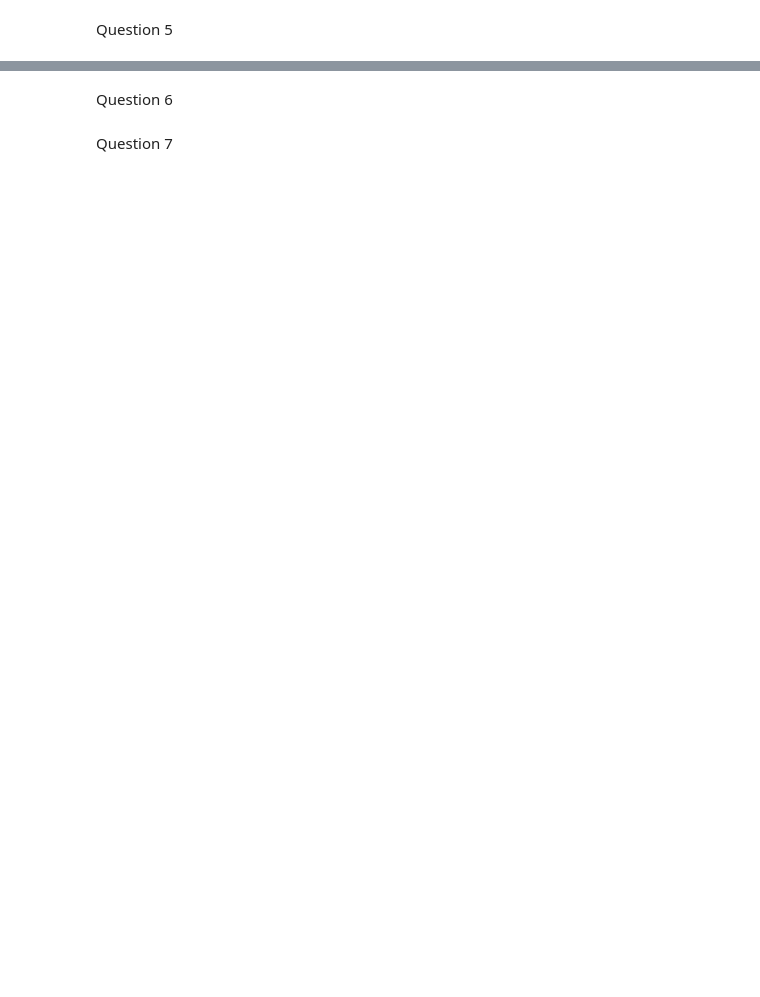
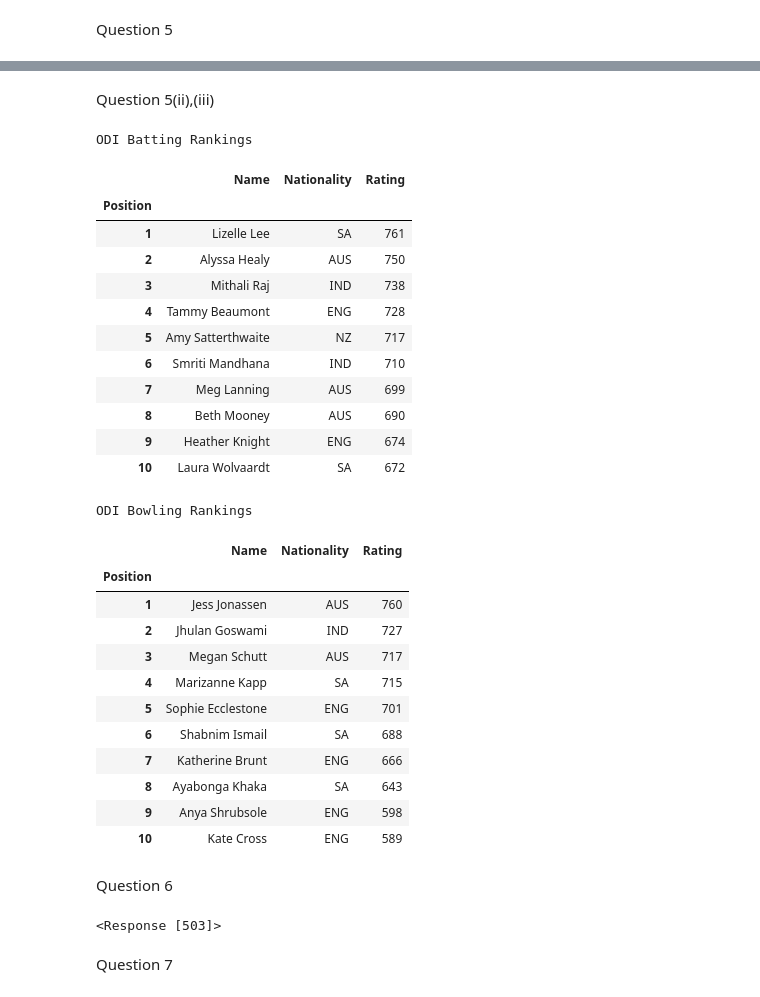
Before and after one commit to swathidamera/Internship, a Jupyter notebook: Web Scraping Assignment 1.ipynb, the cells around one changed output, grey strips where cells are left out. Cells and saved outputs as stored; diff of their text form; code cells hidden in the pictures; blank space fills up the shorter version.

```diff
--- a/Web Scraping Assignment 1.ipynb
+++ b/Web Scraping Assignment 1.ipynb
@@ -258,5 +318,68 @@ Position
+# %% [markdown]
+Question 5(ii),(iii)
+# %%
+def Player_rankings_women(website):
+    webpage=requests.get(website)
+    soup=BeautifulSoup(webpage.content,'lxml')
+
+    for data in soup.find_all('div',class_='col-4 col-12-desk uniform-grid__section touch-scroll-list__element')[0:2]:
+        names=[]
+        nationality=[]
+        rating=[]
+        print(data.find('h4').text)
+        names.append(data.find('div',class_='rankings-block__banner--name').text)
+        nationality.append(data.find('div',class_='rankings-block__banner--nationality').text.strip('\n').split('\n')[0])
+        rating.append(data.find('div',class_='rankings-block__banner--nationality').text.strip('\n').split('\n')[1])
+        for i in data.find_all('td',class_='table-body__cell name'):
+            names.append(i.text.strip('\n'))
+        for j in data.find_all('td',class_='table-body__cell nationality-logo'):
+            nationality.append(j.text.strip('\n'))
+        for k in data.find_all('td',class_='table-body__cell u-text-right rating'):
+            rating.append(k.text)
+        rankings=pd.DataFrame()
+        rankings['Name']=names
+        rankings['Nationality']=nationality
+        rankings['Rating']=rating
+        rankings.index=rankings.index+1
+        rankings.index.name='Position'
+        display(rankings[0:10])
+        print('\n')
+# %%
+Player_rankings_women('https://www.icc-cricket.com/rankings/womens/player-rankings/odi')
+# %% [output]
+ODI Batting Rankings
+|  | Name | Nationality | Rating |
+| Position |  |  |  |
+| 1 | Lizelle Lee | SA | 761 |
+| 2 | Alyssa Healy | AUS | 750 |
+| 3 | Mithali Raj | IND | 738 |
+| 4 | Tammy Beaumont | ENG | 728 |
+| 5 | Amy Satterthwaite | NZ | 717 |
+| 6 | Smriti Mandhana | IND | 710 |
+| 7 | Meg Lanning | AUS | 699 |
+| 8 | Beth Mooney | AUS | 690 |
+| 9 | Heather Knight | ENG | 674 |
+| 10 | Laura Wolvaardt | SA | 672 |
+ODI Bowling Rankings
+|  | Name | Nationality | Rating |
+| Position |  |  |  |
+| 1 | Jess Jonassen | AUS | 760 |
+| 2 | Jhulan Goswami | IND | 727 |
+| 3 | Megan Schutt | AUS | 717 |
+| 4 | Marizanne Kapp | SA | 715 |
+| 5 | Sophie Ecclestone | ENG | 701 |
+| 6 | Shabnim Ismail | SA | 688 |
+| 7 | Katherine Brunt | ENG | 666 |
+| 8 | Ayabonga Khaka | SA | 643 |
+| 9 | Anya Shrubsole | ENG | 598 |
+| 10 | Kate Cross | ENG | 589 |
 # %% [markdown]
 Question 6
+# %%
+webpage=requests.get('https://www.amazon.in/s?k=mobile+phones+under+20000&crid=3OKDGHOVI9XCZ&sprefix=mobile+phones+under+20000%2Caps%2C213&ref=nb_sb_noss_2')
+webpage
+# %% [output]
+<Response [503]>
 # %% [markdown]
 Question 7
 # %%
```
Also changed, not shown: parts of 18 cells of this notebook.
